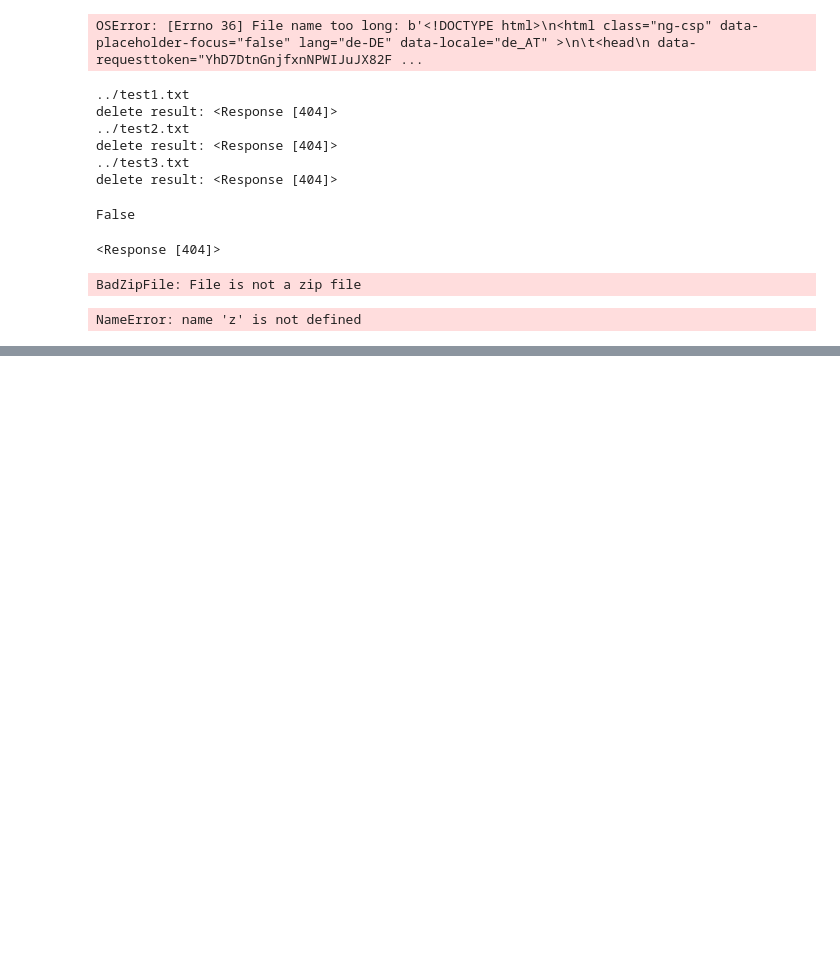
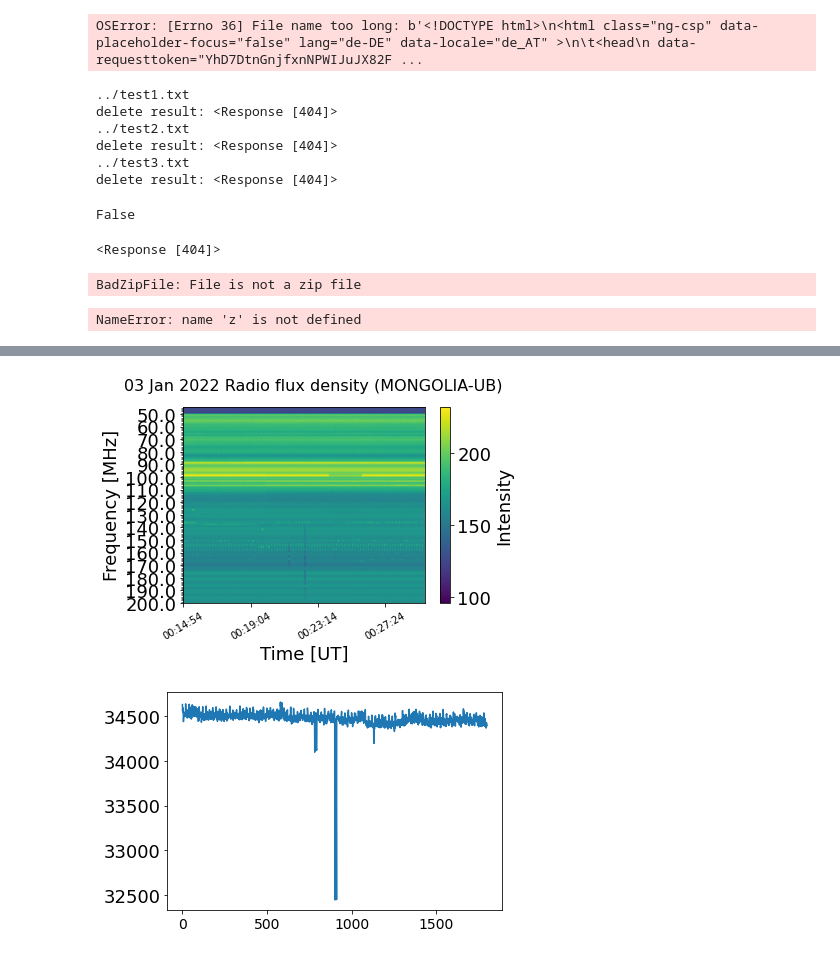
Before and after one commit to lukas-hoefig/eCallistoRadioBursts, a Jupyter notebook: download2.ipynb, the cells around one changed output, grey strips where cells are left out. Saved outputs shown, nothing was run; the diff lists cells and outputs as text; code cells hidden in the pictures; blank space fills up the shorter version.

```diff
--- a/download2.ipynb
+++ b/download2.ipynb
@@ -104,0 +135,8 @@ NameError: name 'z' is not defined
+# %%
+dp.plot()
+dp.createSummedCurve([45,200])
+plt.plot(dp.summedCurve)
+plt.show()
+# %% [output]
+[figure, added]
+[figure, added]
```
Also changed, not shown: parts of 4 cells of this notebook.
